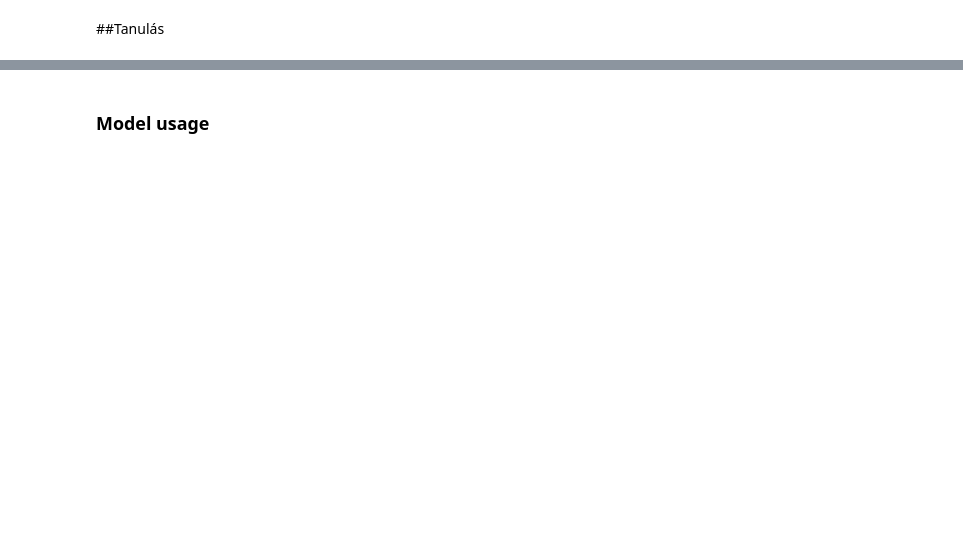
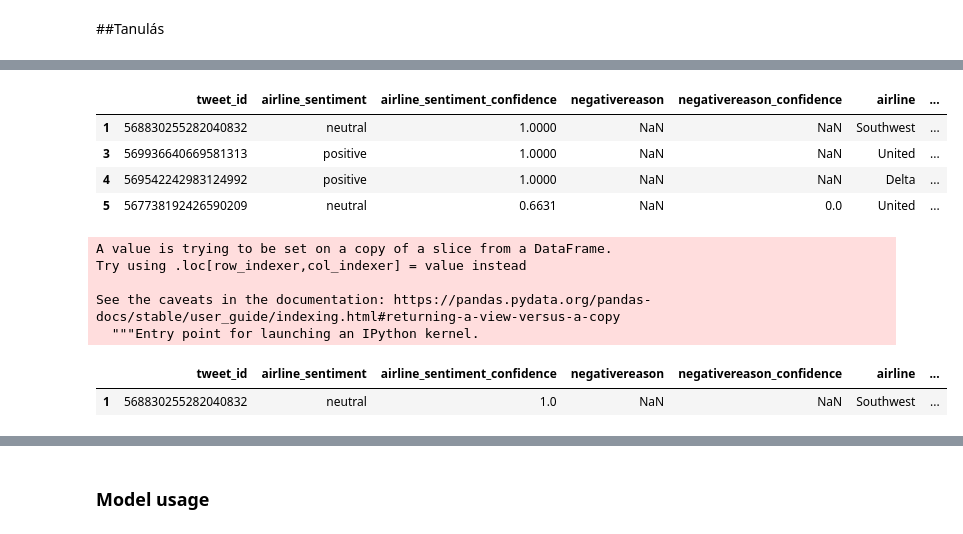
Before and after one commit to sipocz/Twitter-Sentiment-Analysis-AI-Challenge, a Jupyter notebook: Sentiment_Net_dualis_extend.ipynb, the cells around one changed output, grey strips where cells are left out. Saved outputs shown, nothing was run; the diff lists cells and outputs as text; code cells hidden in the pictures; blank space fills up the shorter version.

```diff
--- a/Sentiment_Net_dualis_extend.ipynb
+++ b/Sentiment_Net_dualis_extend.ipynb
@@ -410,3 +337,13 @@ df["clean_text"]=sentences_list[2640:]
+# %%
+df_pos_neutral=df[(df["airline_sentiment"]=="positive") | (df["airline_sentiment"]=="neutral")]
+# %%
+df_pos_neutral.head(4)
+# %% [output]
+|  | tweet_id | airline_sentiment | airline_sentiment_confidence | negativereason | negativereason_confidence | airline | ... |
+| 1 | 568830255282040832 | neutral | 1.0000 | NaN | NaN | Southwest | ... |
+| 3 | 569936640669581313 | positive | 1.0000 | NaN | NaN | United | ... |
+| 4 | 569542242983124992 | positive | 1.0000 | NaN | NaN | Delta | ... |
+| 5 | 567738192426590209 | neutral | 0.6631 | NaN | 0.0 | United | ... |
 # %%
 def print_df(df,start=0,stop=0):
     for i in range(start,stop):
@@ -424,5 +369,16 @@ for sentence in df.clean_text:
 # %%
-df["sentence_code"]=all_sent
+df_pos_neutral["sentence_code"]=all_sent
+# %% [output]
+A value is trying to be set on a copy of a slice from a DataFrame.
+Try using .loc[row_indexer,col_indexer] = value instead
+
+See the caveats in the documentation: https://pandas.pydata.org/pandas-docs/stable/user_guide/indexing.html#returning-a-view-versus-a-copy
+  """Entry point for launching an IPython kernel.
+# %%
+df_pos_neutral.head(1)
+# %% [output]
+|  | tweet_id | airline_sentiment | airline_sentiment_confidence | negativereason | negativereason_confidence | airline | ... |
+| 1 | 568830255282040832 | neutral | 1.0 | NaN | NaN | Southwest | ... |
 # %%
 table=list(df["sentence_code"]) # typo
 lens=max([len(x) for x in table])
```
Also changed, not shown: parts of 21 cells of this notebook.
